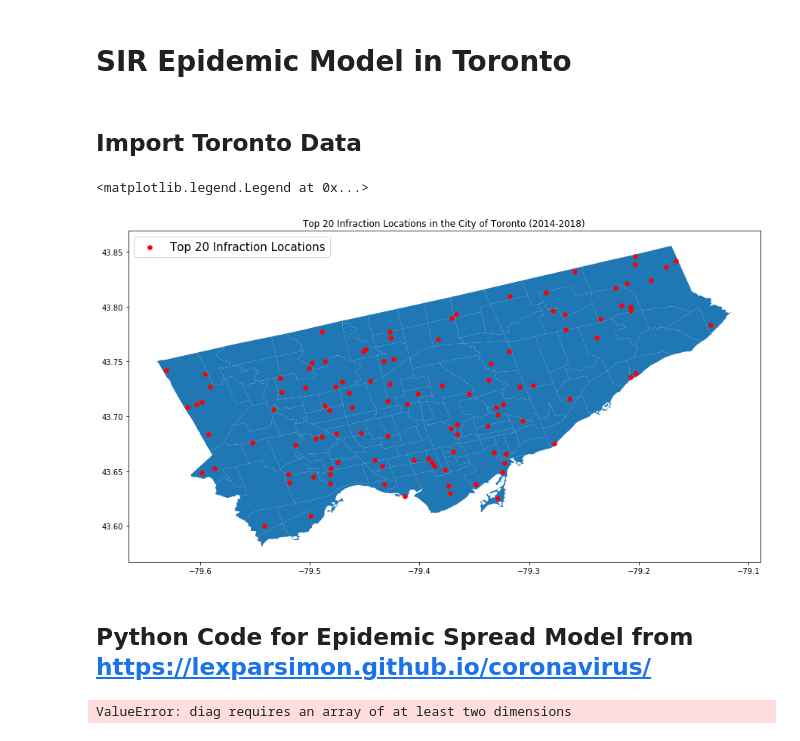
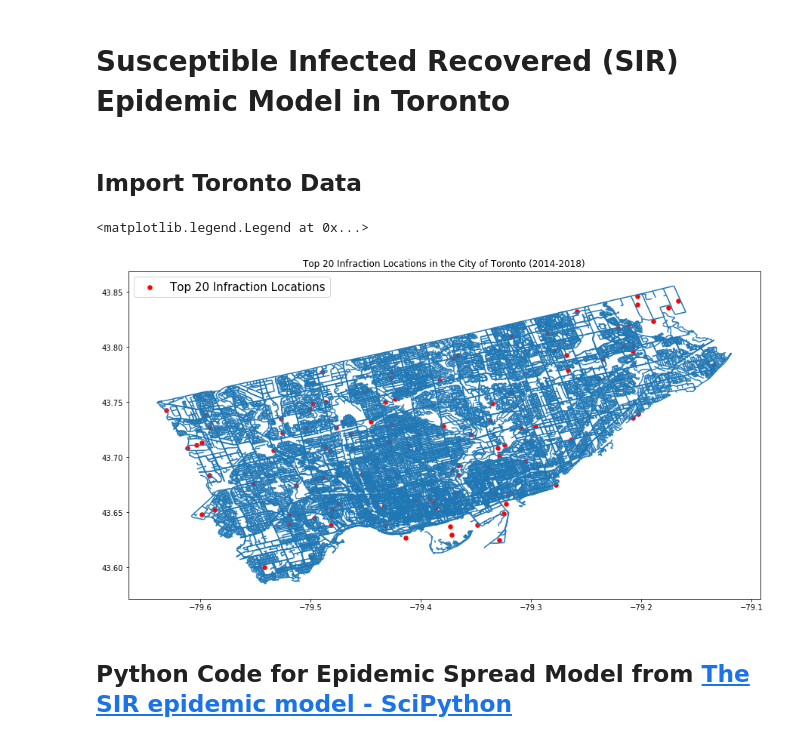
Before and after one commit to Shafquat/SIR_model, a Jupyter notebook: SIR Epidemic Model.ipynb, the cells around one changed output. Saved outputs shown, nothing was run; the diff lists cells and outputs as text; code cells hidden in the pictures.

```diff
--- a/SIR Epidemic Model.ipynb
+++ b/SIR Epidemic Model.ipynb
@@ -1,5 +1,5 @@
 # %% [markdown]
-# SIR Epidemic Model in Toronto
+# Susceptible Infected Recovered (SIR) Epidemic Model in Toronto
 # %%
 import geopandas as gpd
 import numpy as np
@@ -17,22 +17,15 @@ gdf = gpd.read_file(path + '\RandomPoints1.gpkg')
 # %%
 # Get Toronto neighbourhood Boundaries
 neighbourhood_map = gpd.read_file(path + 'Neighbourhoods/Neighbourhoods.shp')
+pedestrian_map = gpd.read_file(path + 'pedestrian/pednet.shp')
 # %%
 fig,ax = plt.subplots(figsize = (15,15))
-neighbourhood_map.plot(ax=ax)
+pedestrian_map.plot(ax=ax)
 gdf.plot(ax=ax, markersize = 30, color = "red", marker="o", label = "Top 20 Infraction Locations")
 plt.title('Top 20 Infraction Locations in the City of Toronto (2014-2018)')
 plt.legend(prop={'size':15})
 # %% [output]
 <matplotlib.legend.Legend at 0x...>
-[figure, old version]
+[figure, new version]
-# %% [markdown]
-## Python Code for Epidemic Spread Model from [https://lexparsimon.github.io/coronavirus/](https://lexparsimon.github.io/coronavirus/)
-# %%
-# initialize the population vector from the origin-destination flow matrix
-N_k = np.abs(np.diagonal(1000))
-locs_len = len(N_k)                 # number of locations
-SIR = np.zeros(shape=(locs_len, 3)) # make a numpy array with 3 columns for keeping track of the S, I, R groups
-SIR[:,0] = N_k                      # initialize the S group with the respective populations
-# %% [output]
-ValueError: diag requires an array of at least two dimensions
+# %% [markdown]
+## Python Code for Epidemic Spread Model from [The SIR epidemic model - SciPython](https://scipython.com/book/chapter-8-scipy/additional-examples/the-sir-epidemic-model/)
```
Also changed, not shown: parts of 5 cells of this notebook, 6 other files.
